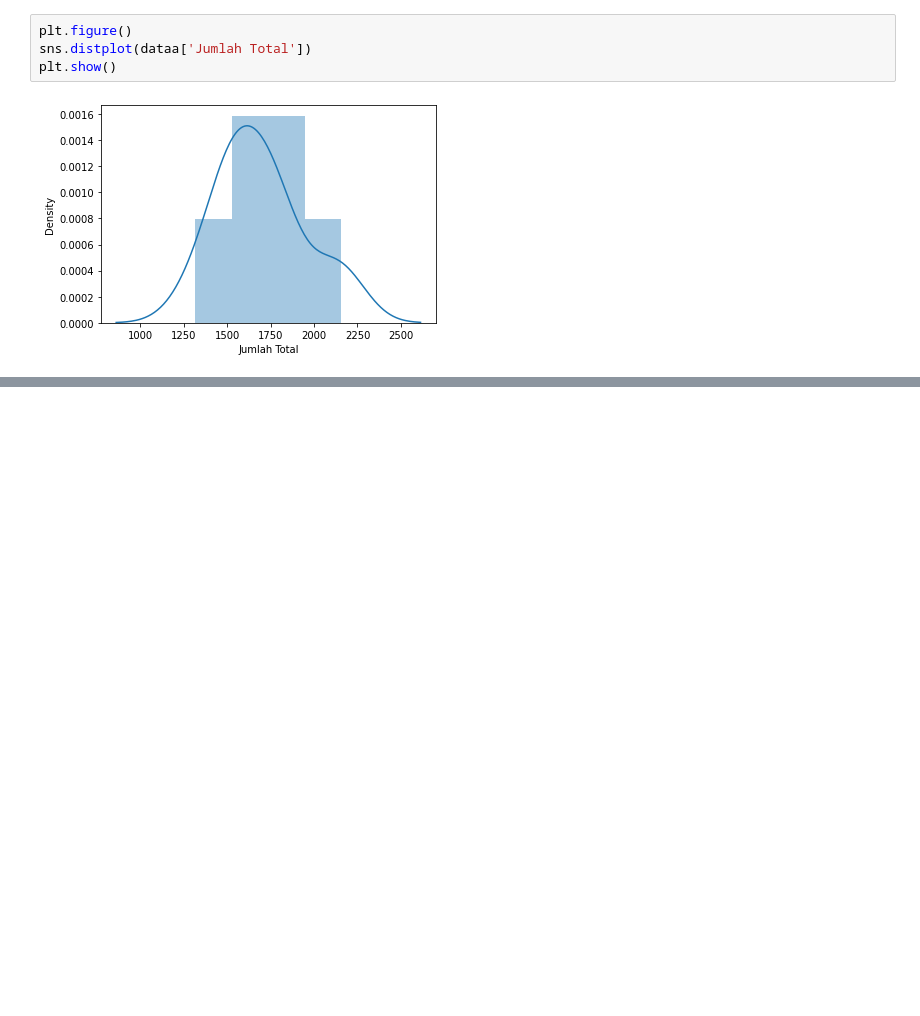
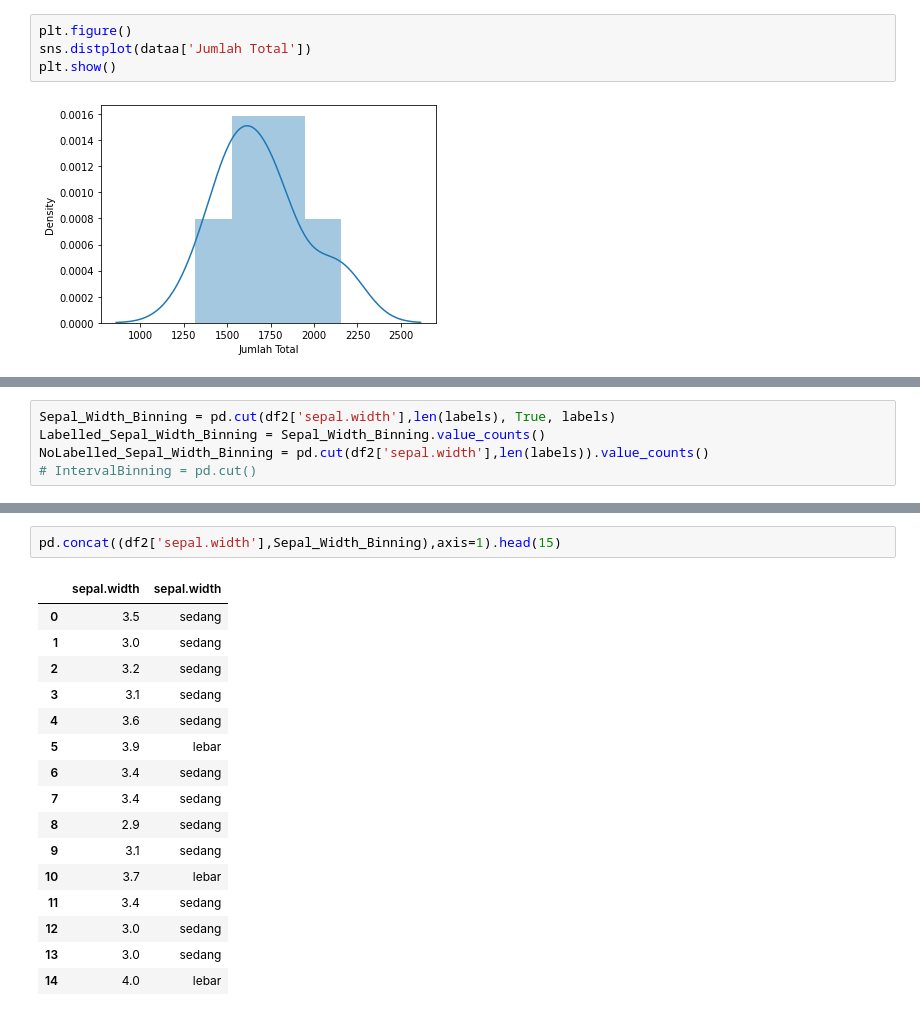
Before and after one commit to aliefakbrp/DataMining, a Jupyter notebook: _sources/notebooks.ipynb, the cells around one changed output, grey strips where cells are left out. Drawn from its saved outputs; the diff is of its cells as text; blank space fills up the shorter version.

```diff
--- a/_sources/notebooks.ipynb
+++ b/_sources/notebooks.ipynb
@@ -113,0 +196,5 @@ plt.show()
+# %%
+Sepal_Width_Binning = pd.cut(df2['sepal.width'],len(labels), True, labels)
+Labelled_Sepal_Width_Binning = Sepal_Width_Binning.value_counts()
+NoLabelled_Sepal_Width_Binning = pd.cut(df2['sepal.width'],len(labels)).value_counts()
+# IntervalBinning = pd.cut()
@@ -113,0 +215,19 @@ plt.show()
+# %%
+pd.concat((df2['sepal.width'],Sepal_Width_Binning),axis=1).head(15)
+# %% [output]
+|  | sepal.width | sepal.width |
+| 0 | 3.5 | sedang |
+| 1 | 3.0 | sedang |
+| 2 | 3.2 | sedang |
+| 3 | 3.1 | sedang |
+| 4 | 3.6 | sedang |
+| 5 | 3.9 | lebar |
+| 6 | 3.4 | sedang |
+| 7 | 3.4 | sedang |
+| 8 | 2.9 | sedang |
+| 9 | 3.1 | sedang |
+| 10 | 3.7 | lebar |
+| 11 | 3.4 | sedang |
+| 12 | 3.0 | sedang |
+| 13 | 3.0 | sedang |
+| 14 | 4.0 | lebar |
```
Also changed, not shown: parts of 32 cells of this notebook, 5 other files.
